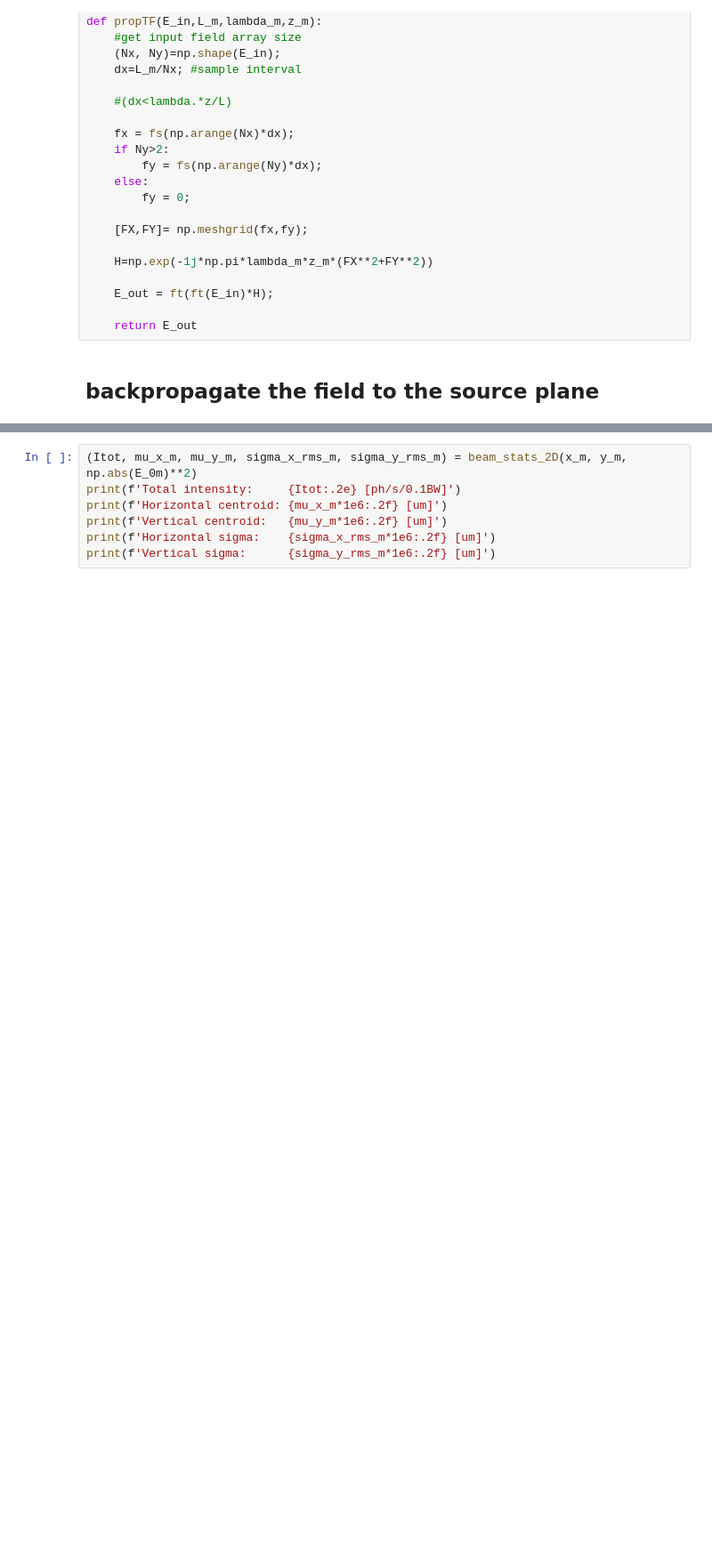
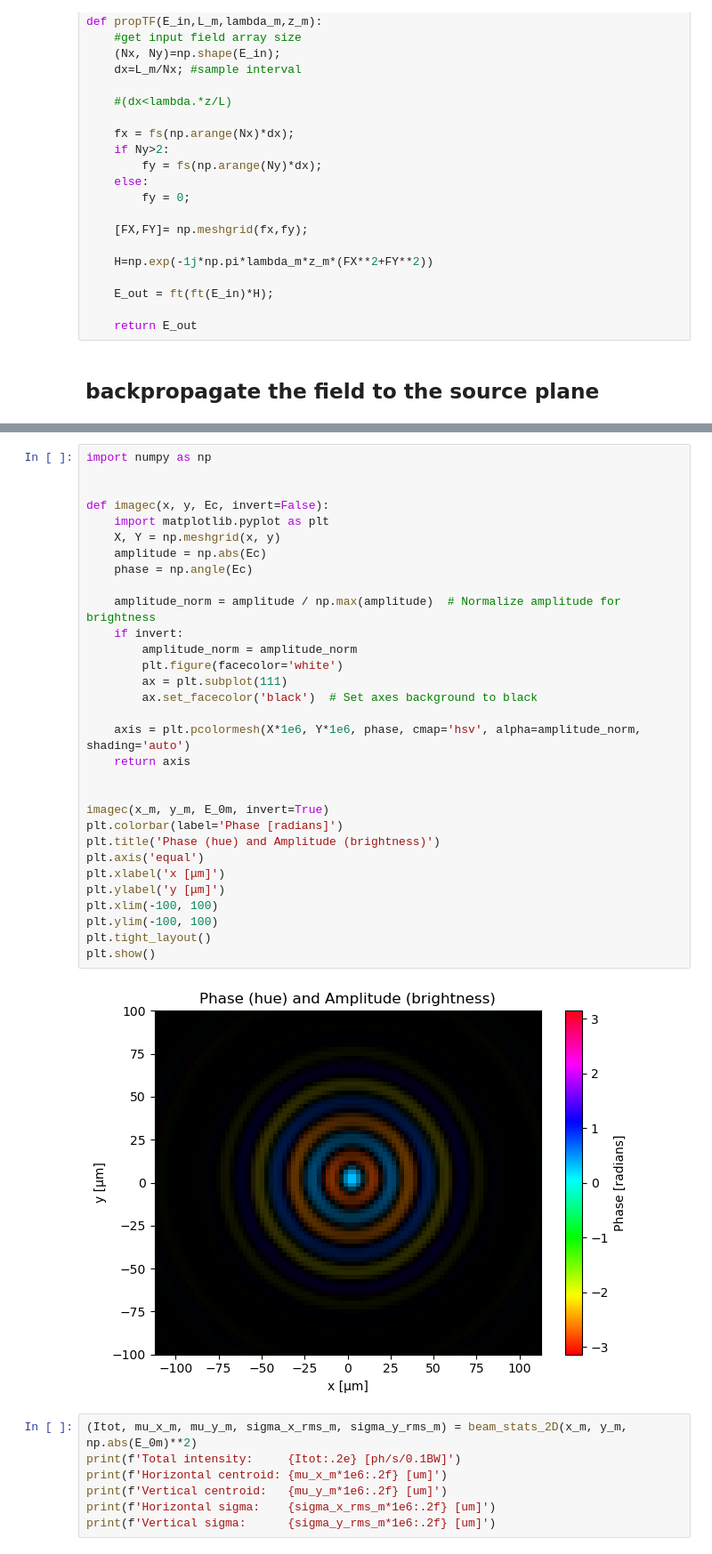
Before and after one commit to ALS-X-Ray-optics/aiw-notebooks, a Jupyter notebook: 46_undulator_mode_decomposition.ipynb, the cells around one changed output, grey strips where cells are left out. Shown at 89% size. Saved outputs shown, nothing was run; the diff lists cells and outputs as text; blank space fills up the shorter version.

```diff
--- a/46_undulator_mode_decomposition.ipynb
+++ b/46_undulator_mode_decomposition.ipynb
@@ -146,3 +162,36 @@ plt.show()
+# %%
+import numpy as np
+
+
+def imagec(x, y, Ec, invert=False):
+    import matplotlib.pyplot as plt
+    X, Y = np.meshgrid(x, y)
+    amplitude = np.abs(Ec)
+    phase = np.angle(Ec)
+
+    amplitude_norm = amplitude / np.max(amplitude)  # Normalize amplitude for brightness
+    if invert:
+        amplitude_norm = amplitude_norm
+        plt.figure(facecolor='white')
+        ax = plt.subplot(111)
+        ax.set_facecolor('black')  # Set axes background to black
+
+    axis = plt.pcolormesh(X*1e6, Y*1e6, phase, cmap='hsv', alpha=amplitude_norm, shading='auto')
+    return axis
+
+
+imagec(x_m, y_m, E_0m, invert=True)
+plt.colorbar(label='Phase [radians]')
+plt.title('Phase (hue) and Amplitude (brightness)')
+plt.axis('equal')
+plt.xlabel('x [μm]')
+plt.ylabel('y [μm]')
+plt.xlim(-100, 100)
+plt.ylim(-100, 100)
+plt.tight_layout()
+plt.show()
+# %% [output]
+[figure, added]
 # %%
 (Itot, mu_x_m, mu_y_m, sigma_x_rms_m, sigma_y_rms_m) = beam_stats_2D(x_m, y_m, np.abs(E_0m)**2)
 print(f'Total intensity:     {Itot:.2e} [ph/s/0.1BW]')
```
Also changed, not shown: parts of 2 cells of this notebook.
